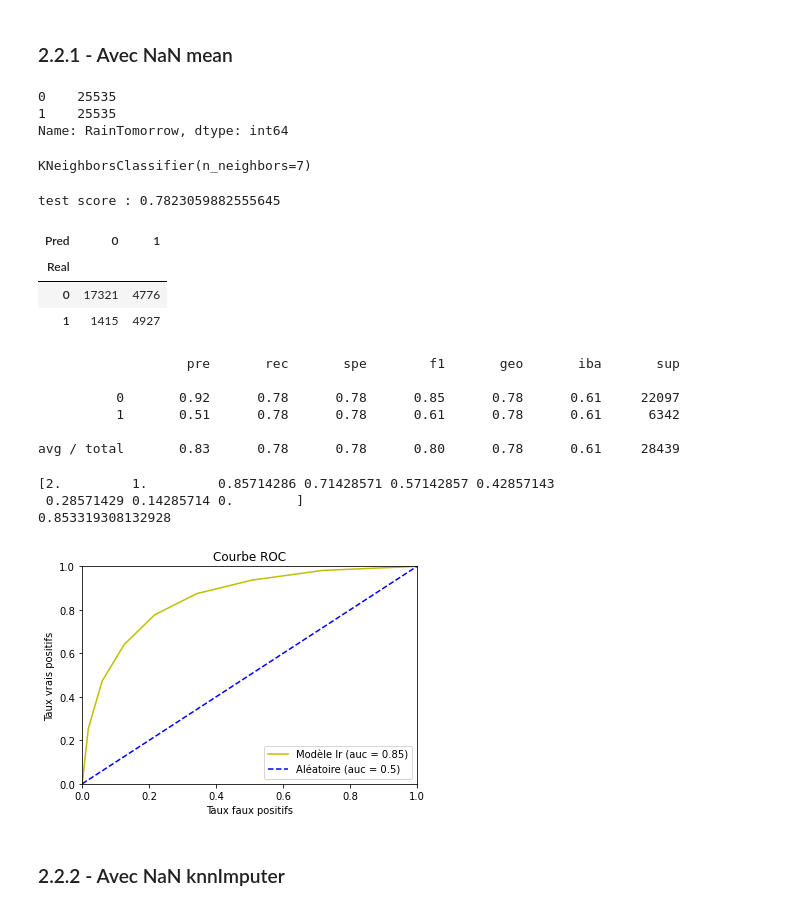
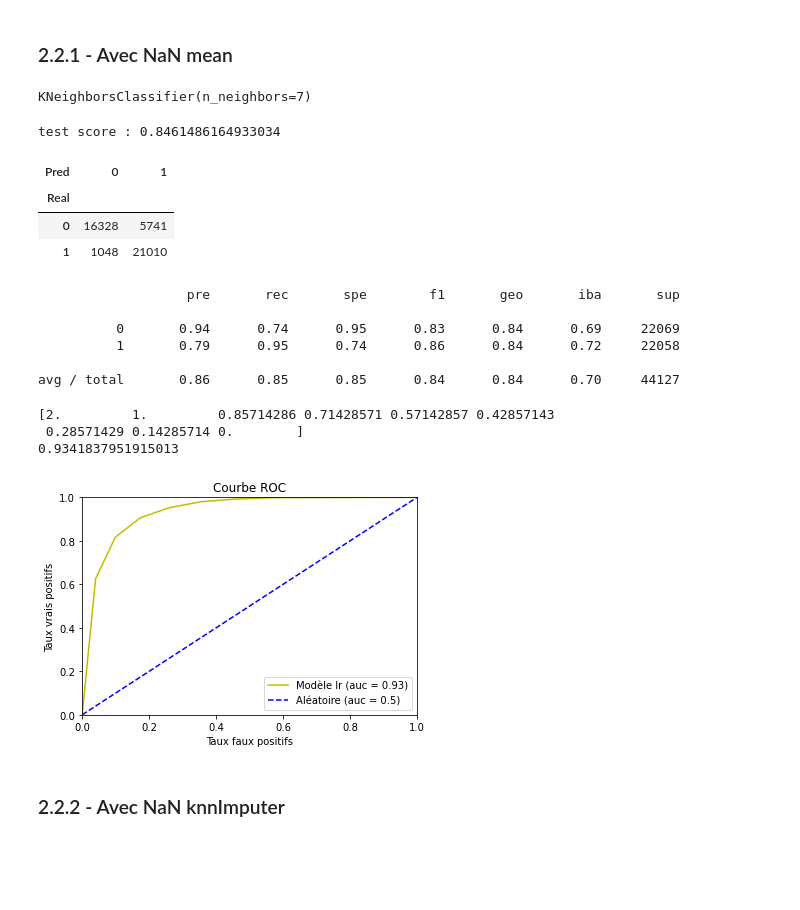
Before and after one commit to Romainpf/RainTomorrw, a Jupyter notebook: fev22_bds_meteo_V4.1.ipynb, the cells around one changed output. Cells and saved outputs as stored; diff of their text form; code cells hidden in the pictures; blank space fills up the shorter version.

```diff
--- a/fev22_bds_meteo_V4.1.ipynb
+++ b/fev22_bds_meteo_V4.1.ipynb
@@ -765,2 +679,40 @@ X_train_m_pca.shape
+# %%
+#importation du fichier dont la moyenne a été imputée aux valeur Na
+df_mean = pd.read_csv('W_Aus_Na_mean.csv', index_col = 0)
+
+#remplacement des modalités des variables 'RainTomorrow' et 'RainToday' par 1 ou 0
+df_mean['RainTomorrow']=df_mean['RainTomorrow'].replace({'No':0,'Yes':1})
+df_mean['RainToday']=df_mean['RainToday'].replace({'No':0,'Yes':1})
+
+#suppression de la colonne 'Date' qui n'a pas d'incidence fondamentale sur le résultat final
+df_mean.drop(['Date','year_month','State'],axis=1,inplace=True)
+
+# création des DataFrame features et target
+features_mean = df_mean.drop('RainTomorrow',axis=1)
+target_mean = df_mean['RainTomorrow']
+
+# création d'une liste des variable catégorielle
+l = []
+for i in features_mean.columns:
+    if features_mean.dtypes[i]=='O':
+        l.append(i)
+# encoder les variables catégorielle avec la classe LebelEncoder
+la = LabelEncoder()
+for i in l:
+    features_mean[i] = la.fit_transform(features_mean[i])
+
+# Centrer et réduire les variables numériques
+scaler = StandardScaler()
+features_mean = scaler.fit_transform(features_mean)
+
+# création d'un jeu d'entrainement et de test sans traiter le déséquilibre des classes
+X_train_m,X_test_m,y_train_m,y_test_m = train_test_split(features_mean,target_mean,test_size=0.2,random_state=789)
+
+# rééquilibrage des classe en utilisant la méthode d'oversampling avec la classe SMOTE
+bal = SMOTE()
+features_mean_smote, target_mean_smote = bal.fit_resample(features_mean, target_mean)
+
+# création d'un jeu d'entrainement et de test
+X_train_msm,X_test_msm,y_train_msm,y_test_msm = train_test_split(features_mean_smote,target_mean_smote,test_size=0.2,random_state=789)
 # %% [markdown]
 ## 1.3 - Preparation des données (avec NaN knnImputer)
@@ -993,71 +897,62 @@ ax.legend(loc = "lower right");
 ## 2.2 - Classification Knn
 # %% [markdown]
 ### 2.2.1 - Avec NaN mean
-# %%
-# Première étape dundersampling
-rus = RandomUnderSampler()
-X_ru, y_ru = rus.fit_resample( X_train_m, y_train_m)
-print(y_ru.value_counts())
-# %% [output]
-0    25535
-1    25535
-Name: RainTomorrow, dtype: int64
 # %%
 from sklearn import neighbors
 clf_knn = neighbors.KNeighborsClassifier(n_neighbors = 7, metric='minkowski' )
-clf_knn.fit(X_ru, y_ru)
+clf_knn.fit(X_train_msm, y_train_msm)
 # %% [output]
 KNeighborsClassifier(n_neighbors=7)
 # %%
 # Performances
 
 # Score d'accuracy globale
-print("test score :", clf_knn.score(X_test_m,y_test_m))
+print("test score :", clf_knn.score(X_test_msm,y_test_msm))
 
 # Matrice de confusion
-y_pred = clf_knn.predict(X_test_m)
-cm = pd.crosstab(y_test_m, y_pred, rownames = ['Real'], colnames = ['Pred'])
+y_pred = clf_knn.predict(X_test_msm)
+cm = pd.crosstab(y_test_msm, y_pred, rownames = ['Real'], colnames = ['Pred'])
 display(cm)
 
 # Autres métriques
-print(classification_report_imbalanced(y_test_m, y_pred))
+print(classification_report_imbalanced(y_test_msm, y_pred))
 # %% [output]
-test score : 0.7823059882555645
+test score : 0.8461486164933034
 | Pred | 0 | 1 |
 | Real |  |  |
-| 0 | 17321 | 4776 |
-| 1 | 1415 | 4927 |
+| 0 | 16328 | 5741 |
+| 1 | 1048 | 21010 |
                    pre       rec       spe        f1       geo       iba       sup
 
-          0       0.92      0.78      0.78      0.85      0.78      0.61     22097
-          1       0.51      0.78      0.78      0.61      0.78      0.61      6342
+          0       0.94      0.74      0.95      0.83      0.84      0.69     22069
+          1       0.79      0.95      0.74      0.86      0.84      0.72     22058
 
-avg / total       0.83      0.78      0.78      0.80      0.78      0.61     28439
+avg / total       0.86      0.85      0.85      0.84      0.84      0.70     44127
 # %%
 # ROC_curves
-probs = clf_knn.predict_proba(X_test_m)
-fpr,tpr,seuils = roc_curve(y_test_m, probs[:,1], pos_label = 1)
+probs = clf_knn.predict_proba(X_test_msm)
+fpr,tpr,seuils = roc_curve(y_test_msm, probs[:,1], pos_label = 1)
 roc_auc = auc(fpr,tpr)
 
 print(seuils)
 print(roc_auc)
 
 fig = plt.figure(figsize=(6,4))
 
 ax = fig.add_subplot(111)
 
 ax.plot(fpr,tpr, 'y-', label = ('Modèle lr (auc = ' + str(round(roc_auc,2)) + ')'))
 ax.plot([0,1],[0,1], 'b--', label = 'Aléatoire (auc = 0.5)')
 ax.set_xlim(0,1)
 ax.set_ylim(0,1)
 ax.set_xlabel("Taux faux positifs")
 ax.set_ylabel("Taux vrais positifs")
 ax.set_title("Courbe ROC")
 ax.legend(loc = "lower right");
 # %% [output]
 [2.         1.         0.85714286 0.71428571 0.57142857 0.42857143
  0.28571429 0.14285714 0.        ]
-0.853319308132928
+0.9341837951915013
-[figure, old version]
+[figure, new version]
 # %% [markdown]
 ### 2.2.2 - Avec NaN knnImputer
```
Also changed, not shown: parts of 56 cells of this notebook.
